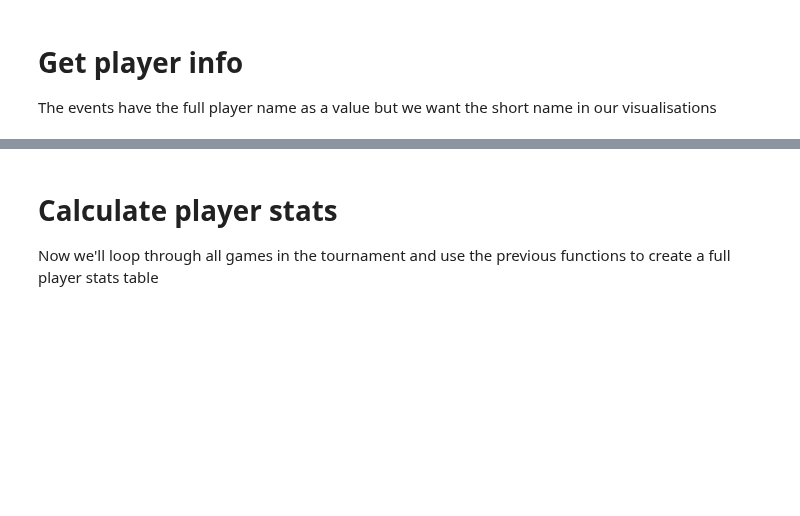
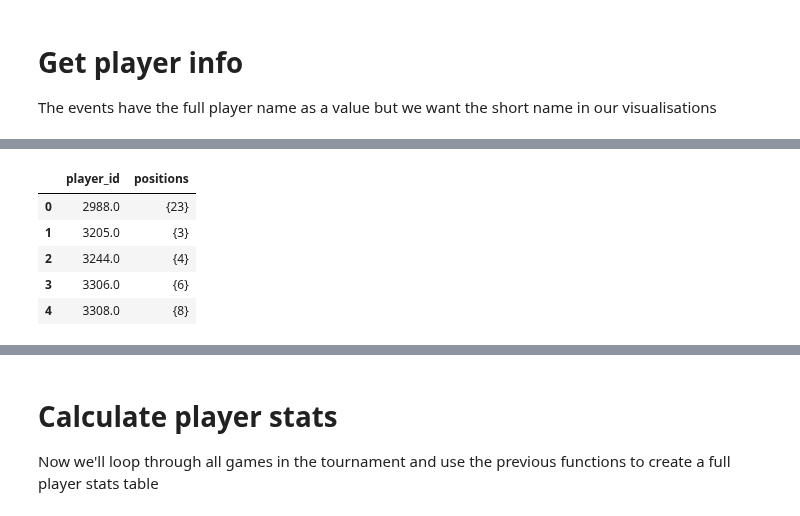
Before and after one commit to MarijnSt/soccermatics-project-1, a Jupyter notebook: radar_plot.ipynb, the cells around one changed output, grey strips where cells are left out. Cells and saved outputs as stored; diff of their text form; code cells hidden in the pictures; blank space fills up the shorter version.

```diff
--- a/radar_plot.ipynb
+++ b/radar_plot.ipynb
@@ -732,6 +732,45 @@ test.head()
 | 2 | 3311 | Daley Blind | Daley Blind | 17 | 3942819 | 941 | Netherlands | 160 | ... |
 | 3 | 3567 | Georginio Wijnaldum | Georginio Wijnaldum | 8 | 3942819 | 941 | Netherlands | 160 | ... |
 | 4 | 3669 | Virgil van Dijk | Virgil van Dijk | 4 | 3942819 | 941 | Netherlands | 160 | ... |
+# %%
+def get_player_positions(match_id):
+    """
+    Get the positions of players in a game.
+
+    Parameters
+    ----------
+    match_id: int
+        The match id of the game to get the player positions for.
+
+    Returns
+    -------
+    df_player_positions: pd.DataFrame
+        A dataframe with the player id and all the positions they played in a game.
+    """
+    # Get match event data and filter for player events
+    df = parser.event(match_id)[0]
+    df = df[df['player_id'].notna() & df['position_id'].notna()]
+
+    # Group by player and collect unique positions
+    df_player_positions = (
+        df.groupby('player_id')['position_id']
+        .agg(lambda x: set(x.astype(int)))
+        .reset_index()
+        .rename(columns={'position_id': 'positions'})
+    )
+
+    return df_player_positions
+# %%
+# Example usage
+df_example = get_player_positions(3942819)
+df_example.head()
+# %% [output]
+|  | player_id | positions |
+| 0 | 2988.0 | {23} |
+| 1 | 3205.0 | {3} |
+| 2 | 3244.0 | {4} |
+| 3 | 3306.0 | {6} |
+| 4 | 3308.0 | {8} |
 # %%
 def get_player_info(match_ids):
     """
```
Also changed, not shown: parts of 7 cells of this notebook.
